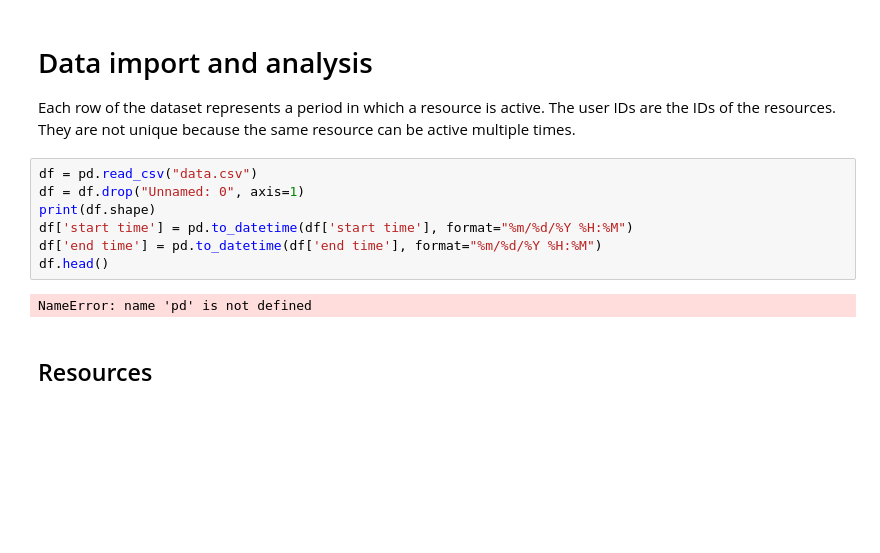
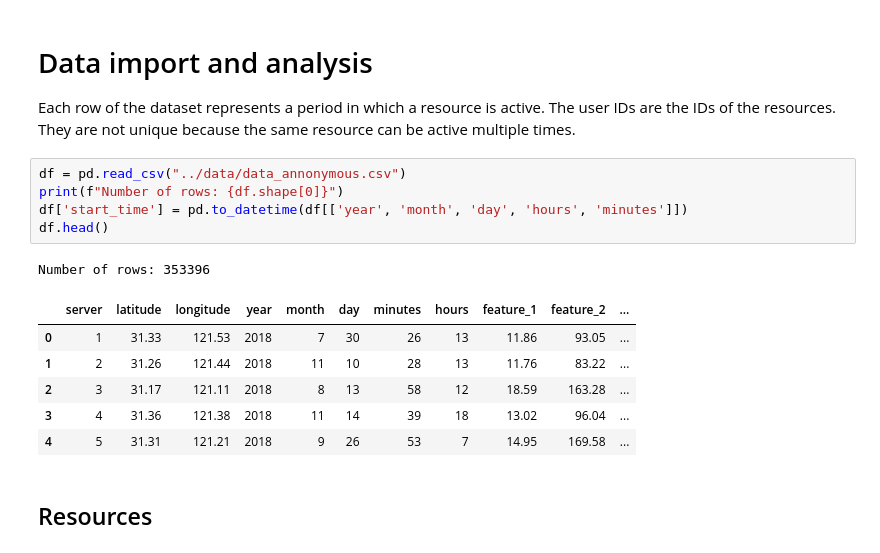
Before and after one commit to cdruf/tasks-and-distributed-servers-simulation, a Jupyter notebook: notebooks/main.ipynb, the cells around one changed output. Cells and saved outputs as stored; diff of their text form; blank space fills up the shorter version.

```diff
--- a/notebooks/main.ipynb
+++ b/notebooks/main.ipynb
@@ -152,14 +162,18 @@ class StepFunction:
 # Data import and analysis
 
 Each row of the dataset represents a period in which a resource is active. The user IDs are the IDs of the resources. They are not unique because the same resource can be active multiple times.
-# %%
-df = pd.read_csv("data.csv")
-df = df.drop("Unnamed: 0", axis=1)
-print(df.shape)
-df['start time'] = pd.to_datetime(df['start time'], format="%m/%d/%Y %H:%M")
-df['end time'] = pd.to_datetime(df['end time'], format="%m/%d/%Y %H:%M")
-df.head()
-# %% [output]
-NameError: name 'pd' is not defined
+# %%
+df = pd.read_csv("../data/data_annonymous.csv")
+print(f"Number of rows: {df.shape[0]}")
+df['start_time'] = pd.to_datetime(df[['year', 'month', 'day', 'hours', 'minutes']])
+df.head()
+# %% [output]
+Number of rows: 353396
+|  | server | latitude | longitude | year | month | day | minutes | hours | feature_1 | feature_2 | ... |
+| 0 | 1 | 31.33 | 121.53 | 2018 | 7 | 30 | 26 | 13 | 11.86 | 93.05 | ... |
+| 1 | 2 | 31.26 | 121.44 | 2018 | 11 | 10 | 28 | 13 | 11.76 | 83.22 | ... |
+| 2 | 3 | 31.17 | 121.11 | 2018 | 8 | 13 | 58 | 12 | 18.59 | 163.28 | ... |
+| 3 | 4 | 31.36 | 121.38 | 2018 | 11 | 14 | 39 | 18 | 13.02 | 96.04 | ... |
+| 4 | 5 | 31.31 | 121.21 | 2018 | 9 | 26 | 53 | 7 | 14.95 | 169.58 | ... |
 # %% [markdown]
 ## Resources
```
Also changed, not shown: parts of 17 cells of this notebook, 2 other files.
